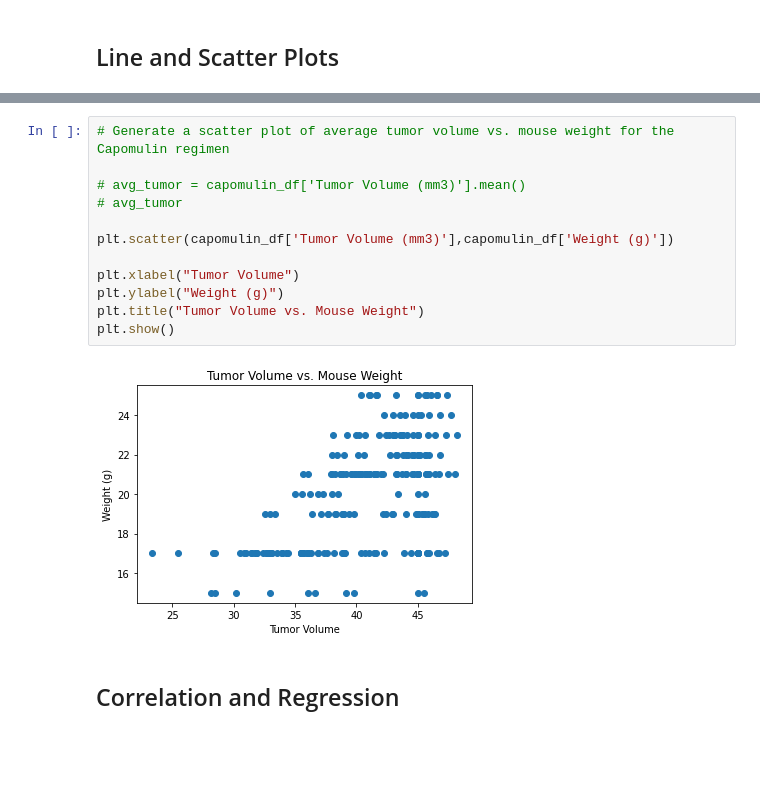
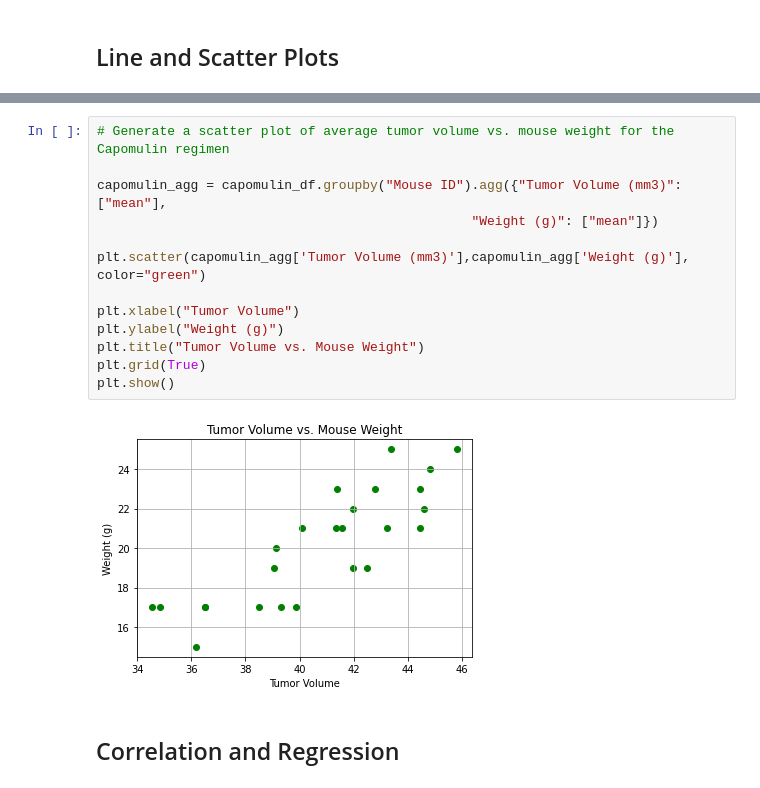
Before and after one commit to cassfolk/HW.Folkers, a Jupyter notebook: 05-matplotlib-challenge/Pymaceuticals/pymaceuticals_starter.ipynb, the cells around one changed output, grey strips where cells are left out. Saved outputs shown, nothing was run; the diff lists cells and outputs as text; blank space fills up the shorter version.

```diff
--- a/05-matplotlib-challenge/Pymaceuticals/pymaceuticals_starter.ipynb
+++ b/05-matplotlib-challenge/Pymaceuticals/pymaceuticals_starter.ipynb
@@ -361,17 +382,18 @@ plt.show()
 # %%
 # Generate a scatter plot of average tumor volume vs. mouse weight for the Capomulin regimen
 
-# avg_tumor = capomulin_df['Tumor Volume (mm3)'].mean()
-# avg_tumor
+capomulin_agg = capomulin_df.groupby("Mouse ID").agg({"Tumor Volume (mm3)": ["mean"],
+                                                "Weight (g)": ["mean"]})
 
-plt.scatter(capomulin_df['Tumor Volume (mm3)'],capomulin_df['Weight (g)'])
+plt.scatter(capomulin_agg['Tumor Volume (mm3)'],capomulin_agg['Weight (g)'], color="green")
 
 plt.xlabel("Tumor Volume")
 plt.ylabel("Weight (g)")
 plt.title("Tumor Volume vs. Mouse Weight")
+plt.grid(True)
 plt.show()
 # %% [output]
-[figure, old version]
+[figure, new version]
 # %% [markdown]
 ## Correlation and Regression
 # %%
```
Also changed, not shown: parts of 5 cells of this notebook.
